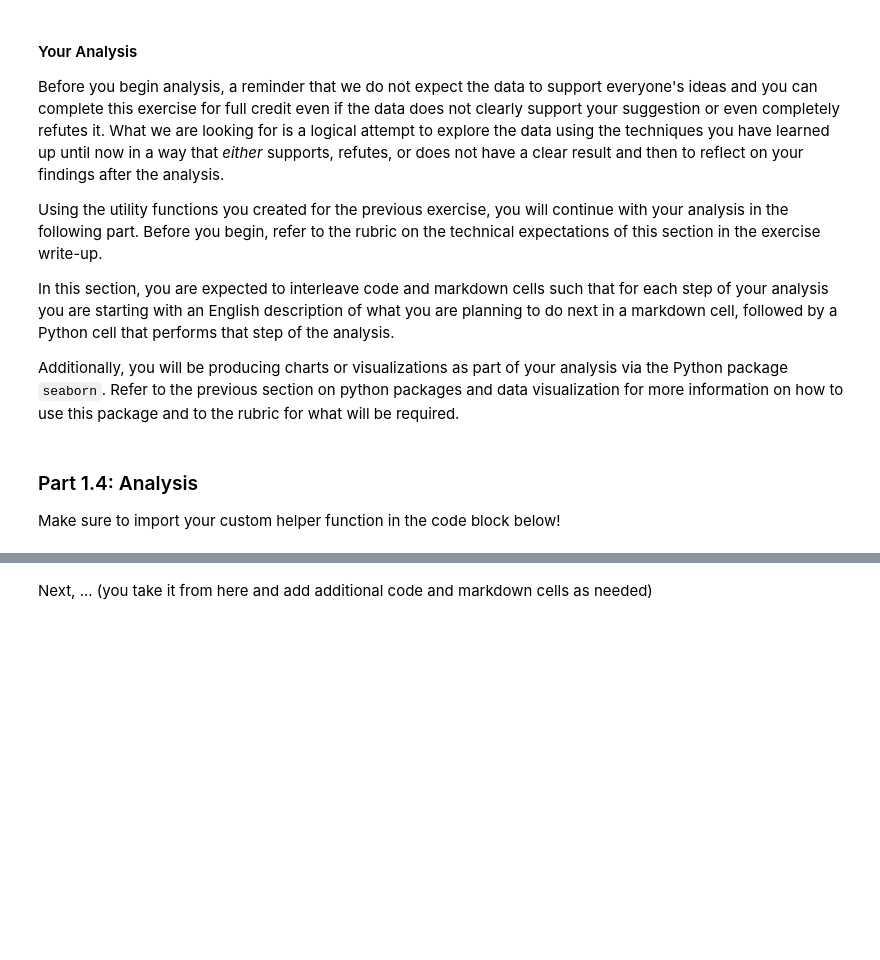
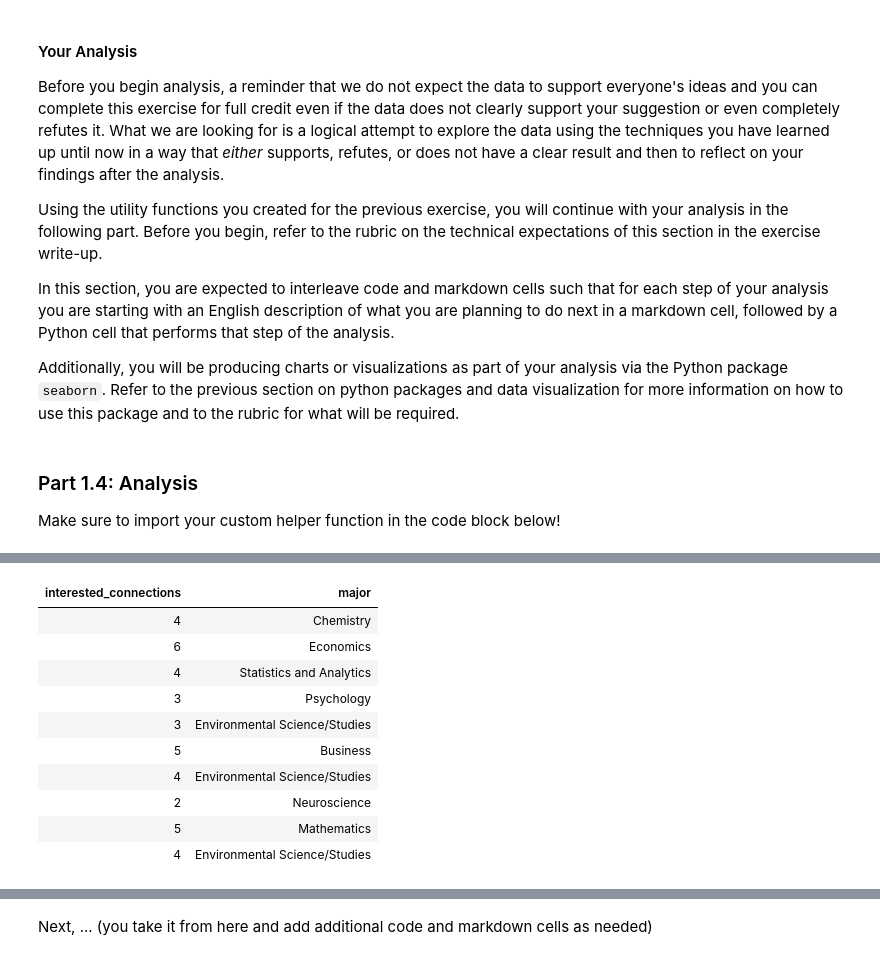
Before and after one commit to RyanZaph/comp110-26s-workspace, a Jupyter notebook: exercises/ex09/analysis.ipynb, the cells around one changed output, grey strips where cells are left out. Cells and saved outputs as stored; diff of their text form; code cells hidden in the pictures; blank space fills up the shorter version.

```diff
--- a/exercises/ex09/analysis.ipynb
+++ b/exercises/ex09/analysis.ipynb
@@ -451,0 +470,18 @@ Make sure to import your custom helper function in the code block below!
+# %%
+from data_utils import select
+
+selected_data: dict[str, list[str]] = select(data_cols, ["interested_connections", "major"])
+
+tabulate(head(selected_data, 10), get_keys(selected_data), "html")
+# %% [output]
+| interested_connections | major |
+| 4 | Chemistry |
+| 6 | Economics |
+| 4 | Statistics and Analytics |
+| 3 | Psychology |
+| 3 | Environmental Science/Studies |
+| 5 | Business |
+| 4 | Environmental Science/Studies |
+| 2 | Neuroscience |
+| 5 | Mathematics |
+| 4 | Environmental Science/Studies |
```
Also changed, not shown: parts of 16 cells of this notebook, 4 other files.
